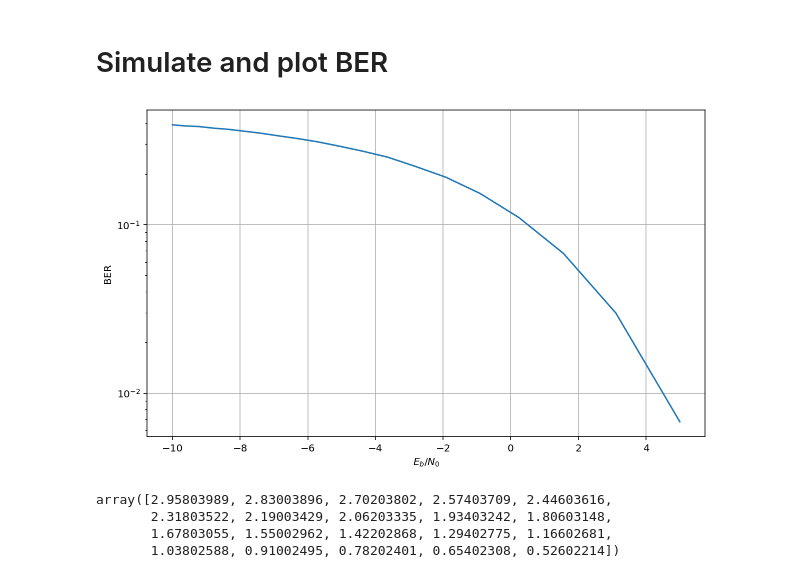
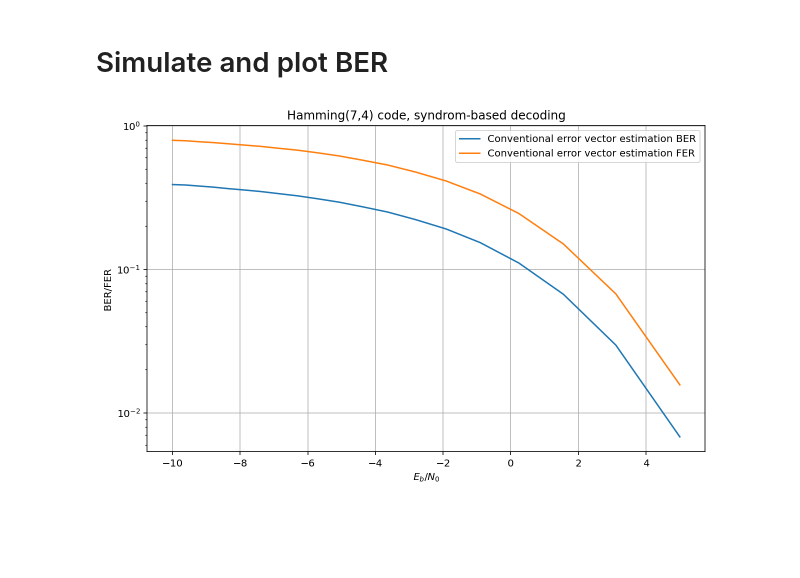
Before and after one commit to dartemasov/syndrome-based-decoder-archive, a Jupyter notebook: Syndrome-Hammimg.ipynb, the cells around one changed output. Drawn from its saved outputs; the diff is of its cells as text; code cells hidden in the pictures; blank space fills up the shorter version.

```diff
--- a/Syndrome-Hammimg.ipynb
+++ b/Syndrome-Hammimg.ipynb
@@ -64,6 +64,11 @@ for i, elem in enumerate(combinations):
 # In Hamming code syndrome value shows in which bit error was made
 for i in range(0, errors_sorted.shape[0]):
     print(i, np.argmin(np.sum(errors_sorted, axis=2)[i]), np.min(np.sum(errors_sorted, axis=2)[i]), errors_sorted[i][np.argmin(np.sum(errors_sorted, axis=2)[i])])
+
+# Create lookup table: syndromes - error vector with the least weight
+errors = np.zeros((2**(N-k), N), dtype=int)
+for i in range(0, 2**(N-k)):
+    errors[i] = errors_sorted[i][np.argmin(np.sum(errors_sorted, axis=2)[i])]
 # %% [output]
 0 0 0.0 [0. 0. 0. 0. 0. 0. 0.]
 1 64 1.0 [1. 0. 0. 0. 0. 0. 0.]
@@ -97,20 +102,17 @@ class ProgressParallel(Parallel):
 def simulate(sigmas, max_errors, experiment_func, k , N):
 
     def simulation(sigma):
-        nb_errors, nb_bits = 0, 0
-        while nb_errors < max_errors:
-            nb_errors += experiment_func(sigma)
+        nb_bit_errors, nb_frame_errors, nb_bits, nb_frames = 0, 0, 0, 0
+        while nb_bit_errors < max_errors:
+            res_ber, res_fer = experiment_func(sigma)
+            nb_bit_errors += res_ber
+            nb_frame_errors += res_fer
             nb_bits += k
-        return nb_errors / nb_bits
+            nb_frames += 1
+        return nb_bit_errors / nb_bits, nb_frame_errors / nb_frames
 
-    ber = np.asarray(ProgressParallel(n_jobs=-1, total=len(sigmas))([delayed(simulation)(sigma) for sigma in sigmas]))
-    plt.figure(figsize = (10, 6))
-    plt.plot(10*np.log10(1/(2*sigmas**2)) - 10*np.log10(k/N), ber)
-    plt.yscale('log')
-    plt.xlabel('$E_b/N_0$')
-    plt.ylabel('BER')
-    plt.grid()
-    return ber
+    ber, fer = np.hsplit(np.asarray(ProgressParallel(n_jobs=-1, total=len(sigmas))([delayed(simulation)(sigma) for sigma in sigmas])), 2)
+    return ber, fer
 # %%
 def encode(x):
     return x @ G % 2
@@ -127,8 +129,7 @@ def demodulateBPSK(x):
 
 def decode(x):
     synd_idx = int(np.packbits((x.astype(int) @ H.T % 2), bitorder='little'))
-    err_vect_idx = np.argmin(np.sum(errors_sorted, axis=2)[synd_idx])
-    cw =  x.astype(bool) ^ errors_sorted[synd_idx, err_vect_idx].astype(bool)
+    cw =  x.astype(bool) ^ errors[synd_idx].astype(bool)
     return cw[[2,4,5,6]]
 
 def syndrome_decoder(sigma):
@@ -138,7 +139,7 @@ def syndrome_decoder(sigma):
     y = addNoise(s, sigma)
     y = demodulateBPSK(y)
     x_hat = decode(y)
-    return np.sum(np.not_equal(inputs[idx], x_hat).astype(int))
+    return np.sum(np.not_equal(inputs[idx], x_hat).astype(int)), np.any(np.not_equal(inputs[idx], x_hat))
 # %%
 test_size = 10**5
 
@@ -153,7 +154,18 @@ sigma_start = np.sqrt(1/(2*10**(SNR_dB_start_Es/10)))
 sigma_stop = np.sqrt(1/(2*10**(SNR_dB_stop_Es/10)))
 sigmas = np.linspace(sigma_start, sigma_stop, SNR_points)
 # %%
-ber_ret = simulate(sigmas, test_size, syndrome_decoder, k, N)
+ber, fer = simulate(sigmas, test_size, syndrome_decoder, k, N)
-# %% [output]
-[figure, removed]
+# %%
+plt.figure(figsize = (10, 6))
+plt.plot(10*np.log10(1/(2*sigmas**2)) - 10*np.log10(k/N), ber)
+plt.plot(10*np.log10(1/(2*sigmas**2)) - 10*np.log10(k/N), fer)
+plt.legend(['Conventional error vector estimation BER',
+            'Conventional error vector estimation FER'])
+plt.yscale('log')
+plt.xlabel('$E_b/N_0$')
+plt.ylabel('BER/FER')
+plt.title('Hamming(7,4) code, syndrom-based decoding')
+plt.grid()
+# %% [output]
+[figure, added]
 # %%
@@ -161,7 +172,0 @@ np.savetxt('ML_hamming74_-10_5_ber.txt', ber_ret)
-# %%
-sigmas
-# %% [output]
-array([2.95803989, 2.83003896, 2.70203802, 2.57403709, 2.44603616,
-       2.31803522, 2.19003429, 2.06203335, 1.93403242, 1.80603148,
-       1.67803055, 1.55002962, 1.42202868, 1.29402775, 1.16602681,
-       1.03802588, 0.91002495, 0.78202401, 0.65402308, 0.52602214])
```
Also changed, not shown: parts of 4 cells of this notebook, 1 other file.
